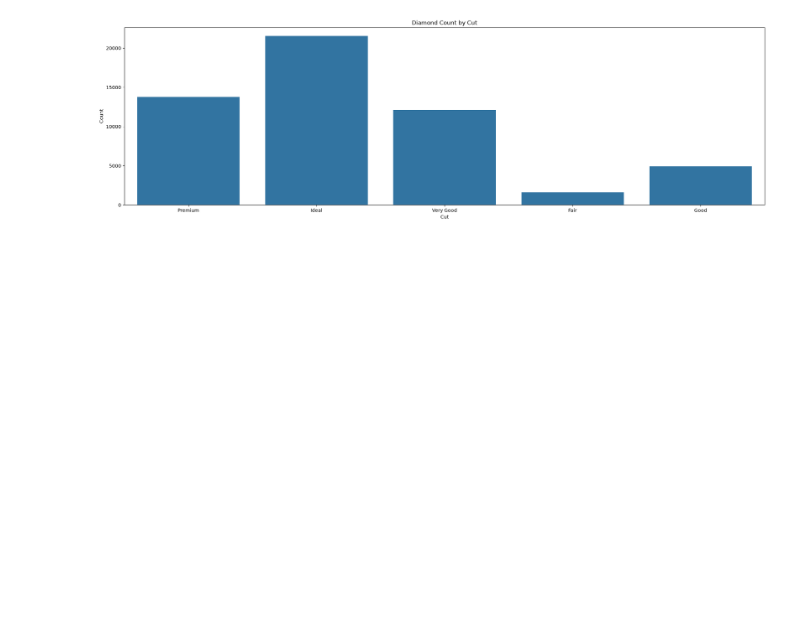
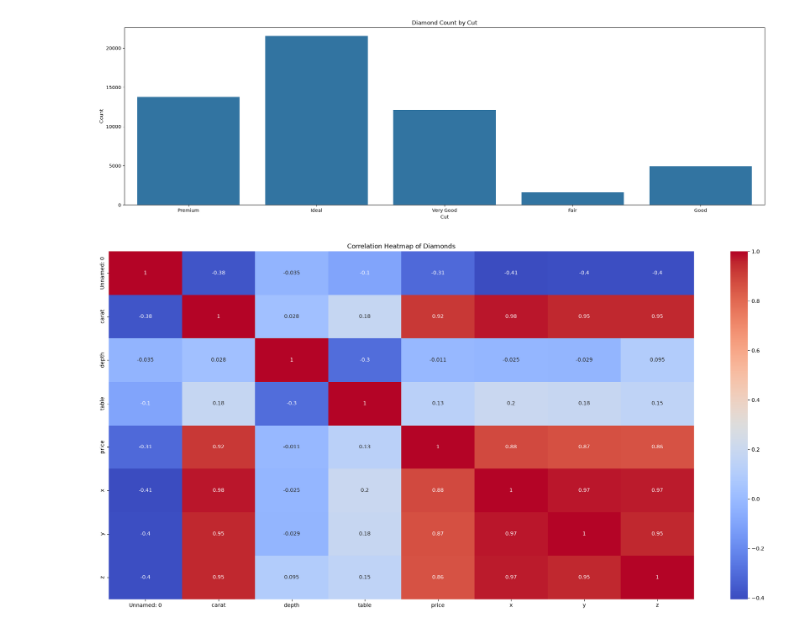
Before and after one commit to paramcgwala-crypto/param_pythonand_ml_turtle_graphic_proper_notation, a Jupyter notebook: basic_Tradition_programing_python/Seaborn/diamonds_ml _algoritham_and_Seaborn_revision.ipynb, the cells around one changed output. Saved outputs shown, nothing was run; the diff lists cells and outputs as text; code cells hidden in the pictures; blank space fills up the shorter version.

```diff
--- a/basic_Tradition_programing_python/Seaborn/diamonds_ml _algoritham_and_Seaborn_revision.ipynb
+++ b/basic_Tradition_programing_python/Seaborn/diamonds_ml _algoritham_and_Seaborn_revision.ipynb
@@ -215,3 +215,21 @@ plt.ylabel('Count')
 plt.show()
 # %% [output]
 [figure]
+# %%
+
+# Graph ka size set kar rahe hain
+plt.figure(figsize=(20,10))
+
+# Numerical columns ka correlation calculate karke heatmap bana rahe hain
+sns.heatmap(data=df.select_dtypes(include='number').corr(), annot=True, cmap='coolwarm')  #annot=True har box mein value dikhata hai aur cmap='coolwarm' colours set karta hai.
+
+# Graph ka title set kar rahe hain
+plt.title('Correlation Heatmap of Diamonds')
+
+# Graph ki spacing adjust kar rahe hain
+plt.tight_layout()
+
+# Graph display kar rahe hain
+plt.show()
+# %% [output]
+[figure, added]
```
Also changed, not shown: parts of 7 cells of this notebook, 2 other files.
